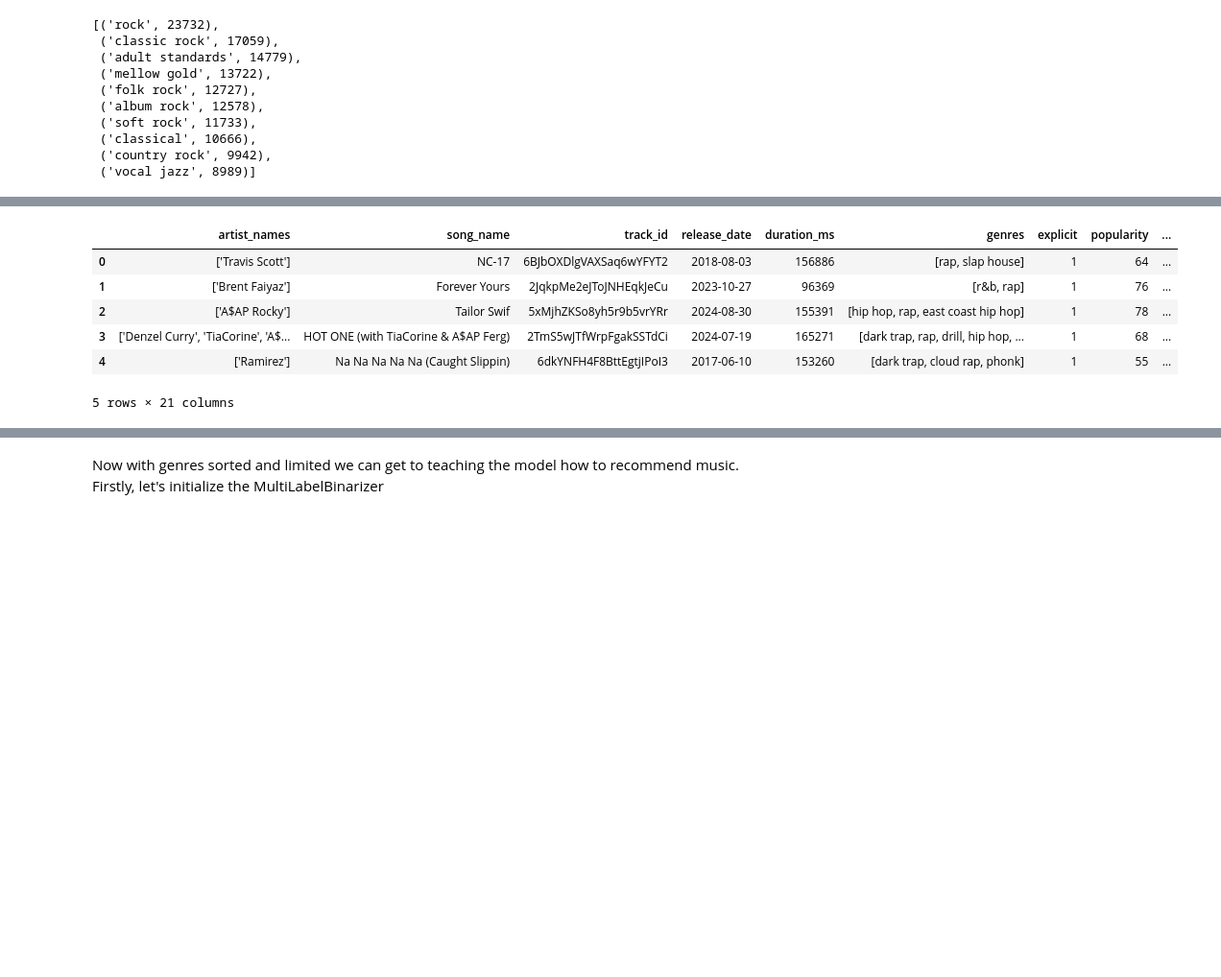
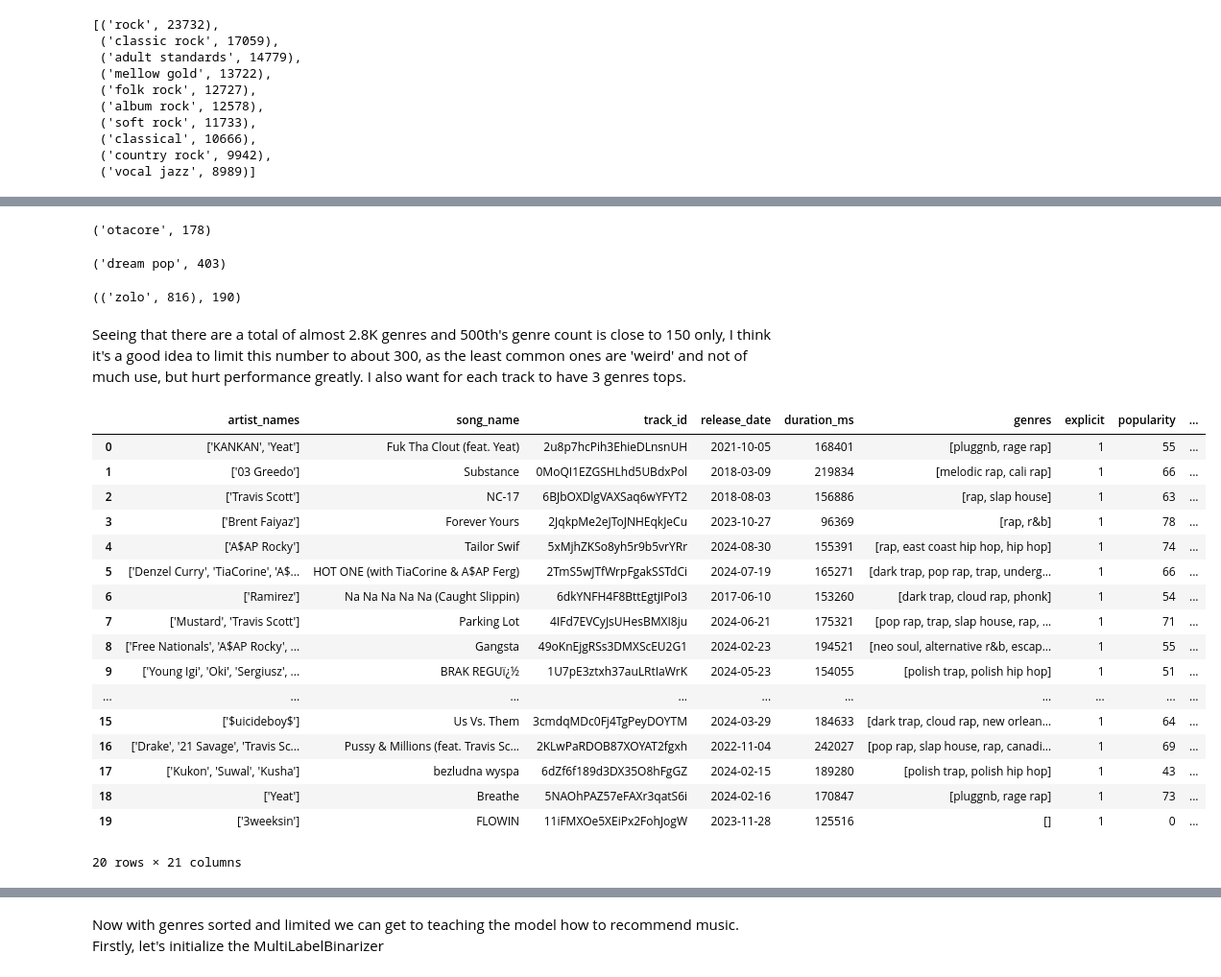
Before and after one commit to wiktorspryszynski/music_recommender_model, a Jupyter notebook: music_recommender_engine.ipynb, the cells around one changed output, grey strips where cells are left out. Shown: that part at 96% size. Drawn from its saved outputs; the diff is of its cells as text; code cells hidden in the pictures; blank space fills up the shorter version.

```diff
--- a/music_recommender_engine.ipynb
+++ b/music_recommender_engine.ipynb
@@ -254,7 +256,7 @@ merged_df.head()
 Here's a dataframe of 100 songs I favorited and listened to the most (fetched with Spotify's API with my Django project, link at the top of the page), which we will use as a blueprint to recommend songs based on.
 # %%
 fetched_df = pd.read_csv('demofile.txt', sep=';', encoding='ISO-8859-1')
-fetched_df['explicit'] = fetched_df['explicit'].apply(lambda x: 1 if x == True else 0)
+fetched_df['explicit'] = fetched_df['explicit'].apply(lambda x: 1 if x is True else 0)
 fetched_df['year'] = fetched_df['release_date'].apply(lambda x: int(x[:4]))
 fetched_df = fetched_df.rename(columns={'artist_genres': 'genres'})
 fetched_df.head()
@@ -291,0 +298,11 @@ genre_frequency.most_common(10)
+# %%
+# Plot the distribution of counts relative to the index of the genre
+genres, counts = zip(*genre_frequency.most_common())
+plt.figure(figsize=(10, 6))
+plt.plot(range(len(counts)), counts)
+plt.xlabel('Genre Index')
+plt.ylabel('Frequency (Number of Tracks)')
+plt.title("No. of counts a genre has relative to it's index in a sorted Counter object")
+plt.grid(True)
+
+plt.show()
@@ -292,20 +339,58 @@ genre_frequency.most_common(10)
+# %%
+genre_frequency.most_common()[500]
+# %% [output]
+('otacore', 178)
+# %%
+genre_frequency.most_common()[300]
+# %% [output]
+('dream pop', 403)
+# %%
+def find_genre(genre_list, genre):
+    idx = 0
+    for item in genre_list:
+        if item[0] == genre:
+            return idx
+        idx += 1
+    return -1
+
+idx = find_genre(genre_frequency.most_common(), 'zolo')
+genre_frequency.most_common()[idx], idx
+# %% [output]
+(('zolo', 816), 190)
+# %% [markdown]
+Seeing that there are a total of almost 2.8K genres and 500th's genre count is close to 150 only, I think it's a good idea to limit this number to about 300, as the least common ones are 'weird' and not of much use, but hurt performance greatly. I also want for each track to have 3 genres tops.
 # %%
-def get_top_genres(genres_list, genre_frequency, max_genres):
+top_300_genres = [item[0] for item in genre_frequency.most_common()[:300]]
+
+def get_top_genres(genres_list, genre_frequency, max_genres, top_genres):
     """
-    Function to sort genres by their frequency and limit to the top n songs
+    Function to filter a track's genres by whether they are in the top_genres list,
+    sort them by their popularity (frequency), and limit the result to max_genres.
     """
-    sorted_genres = sorted(genres_list, key=lambda genre: genre_frequency.get(genre, 0), reverse=True)
+    filtered_genres = [genre for genre in genres_list if genre in top_genres]
+    sorted_genres = sorted(filtered_genres, key=lambda genre: genre_frequency.get(genre, 0), reverse=True)
     return sorted_genres[:max_genres]
 
-merged_df['genres_limited'] = merged_df['genres'].apply(lambda x: get_top_genres(x, genre_frequency, max_genres=3))
-fetched_df['genres_limited'] = fetched_df['genres'].apply(lambda x: get_top_genres(x, genre_frequency, max_genres=3))
+merged_df['genres_limited'] = merged_df['genres'].apply(lambda x: get_top_genres(x, genre_frequency, max_genres=3, top_genres=top_300_genres))
+fetched_df['genres_limited'] = fetched_df['genres'].apply(lambda x: get_top_genres(x, genre_frequency, max_genres=3, top_genres=top_300_genres))
 
-fetched_df.head()
+fetched_df.head(20)
 # %% [output]
 |  | artist_names | song_name | track_id | release_date | duration_ms | genres | explicit | popularity | ... |
-| 0 | ['Travis Scott'] | NC-17 | 6BJbOXDlgVAXSaq6wYFYT2 | 2018-08-03 | 156886 | [rap, slap house] | 1 | 64 | ... |
-| 1 | ['Brent Faiyaz'] | Forever Yours | 2JqkpMe2eJToJNHEqkJeCu | 2023-10-27 | 96369 | [r&b, rap] | 1 | 76 | ... |
-| 2 | ['A$AP Rocky'] | Tailor Swif | 5xMjhZKSo8yh5r9b5vrYRr | 2024-08-30 | 155391 | [hip hop, rap, east coast hip hop] | 1 | 78 | ... |
-| 3 | ['Denzel Curry', 'TiaCorine', 'A$... | HOT ONE (with TiaCorine & A$AP Ferg) | 2TmS5wJTfWrpFgakSSTdCi | 2024-07-19 | 165271 | [dark trap, rap, drill, hip hop, ... | 1 | 68 | ... |
-| 4 | ['Ramirez'] | Na Na Na Na Na (Caught Slippin) | 6dkYNFH4F8BttEgtjIPoI3 | 2017-06-10 | 153260 | [dark trap, cloud rap, phonk] | 1 | 55 | ... |
+| 0 | ['KANKAN', 'Yeat'] | Fuk Tha Clout (feat. Yeat) | 2u8p7hcPih3EhieDLnsnUH | 2021-10-05 | 168401 | [pluggnb, rage rap] | 1 | 55 | ... |
+| 1 | ['03 Greedo'] | Substance | 0MoQI1EZGSHLhd5UBdxPol | 2018-03-09 | 219834 | [melodic rap, cali rap] | 1 | 66 | ... |
+| 2 | ['Travis Scott'] | NC-17 | 6BJbOXDlgVAXSaq6wYFYT2 | 2018-08-03 | 156886 | [rap, slap house] | 1 | 63 | ... |
+| 3 | ['Brent Faiyaz'] | Forever Yours | 2JqkpMe2eJToJNHEqkJeCu | 2023-10-27 | 96369 | [rap, r&b] | 1 | 78 | ... |
+| 4 | ['A$AP Rocky'] | Tailor Swif | 5xMjhZKSo8yh5r9b5vrYRr | 2024-08-30 | 155391 | [rap, east coast hip hop, hip hop] | 1 | 74 | ... |
+| 5 | ['Denzel Curry', 'TiaCorine', 'A$... | HOT ONE (with TiaCorine & A$AP Ferg) | 2TmS5wJTfWrpFgakSSTdCi | 2024-07-19 | 165271 | [dark trap, pop rap, trap, underg... | 1 | 66 | ... |
+| 6 | ['Ramirez'] | Na Na Na Na Na (Caught Slippin) | 6dkYNFH4F8BttEgtjIPoI3 | 2017-06-10 | 153260 | [dark trap, cloud rap, phonk] | 1 | 54 | ... |
+| 7 | ['Mustard', 'Travis Scott'] | Parking Lot | 4IFd7EVCyJsUHesBMXI8ju | 2024-06-21 | 175321 | [pop rap, trap, slap house, rap, ... | 1 | 71 | ... |
+| 8 | ['Free Nationals', 'A$AP Rocky', ... | Gangsta | 49oKnEjgRSs3DMXScEU2G1 | 2024-02-23 | 194521 | [neo soul, alternative r&b, escap... | 1 | 55 | ... |
+| 9 | ['Young Igi', 'Oki', 'Sergiusz', ... | BRAK REGUï¿½ | 1U7pE3ztxh37auLRtIaWrK | 2024-05-23 | 154055 | [polish trap, polish hip hop] | 1 | 51 | ... |
+| ... | ... | ... | ... | ... | ... | ... | ... | ... | ... |
+| 15 | ['$uicideboy$'] | Us Vs. Them | 3cmdqMDc0Fj4TgPeyDOYTM | 2024-03-29 | 184633 | [dark trap, cloud rap, new orlean... | 1 | 64 | ... |
+| 16 | ['Drake', '21 Savage', 'Travis Sc... | Pussy & Millions (feat. Travis Sc... | 2KLwPaRDOB87XOYAT2fgxh | 2022-11-04 | 242027 | [pop rap, slap house, rap, canadi... | 1 | 69 | ... |
+| 17 | ['Kukon', 'Suwal', 'Kusha'] | bezludna wyspa | 6dZf6f189d3DX35O8hFgGZ | 2024-02-15 | 189280 | [polish trap, polish hip hop] | 1 | 43 | ... |
+| 18 | ['Yeat'] | Breathe | 5NAOhPAZ57eFAXr3qatS6i | 2024-02-16 | 170847 | [pluggnb, rage rap] | 1 | 73 | ... |
+| 19 | ['3weeksin'] | FLOWIN | 11iFMXOe5XEiPx2FohJogW | 2023-11-28 | 125516 | [] | 1 | 0 | ... |
-5 rows × 21 columns
+20 rows × 21 columns
```
Also changed, not shown: parts of 31 cells of this notebook, 10 other files.
